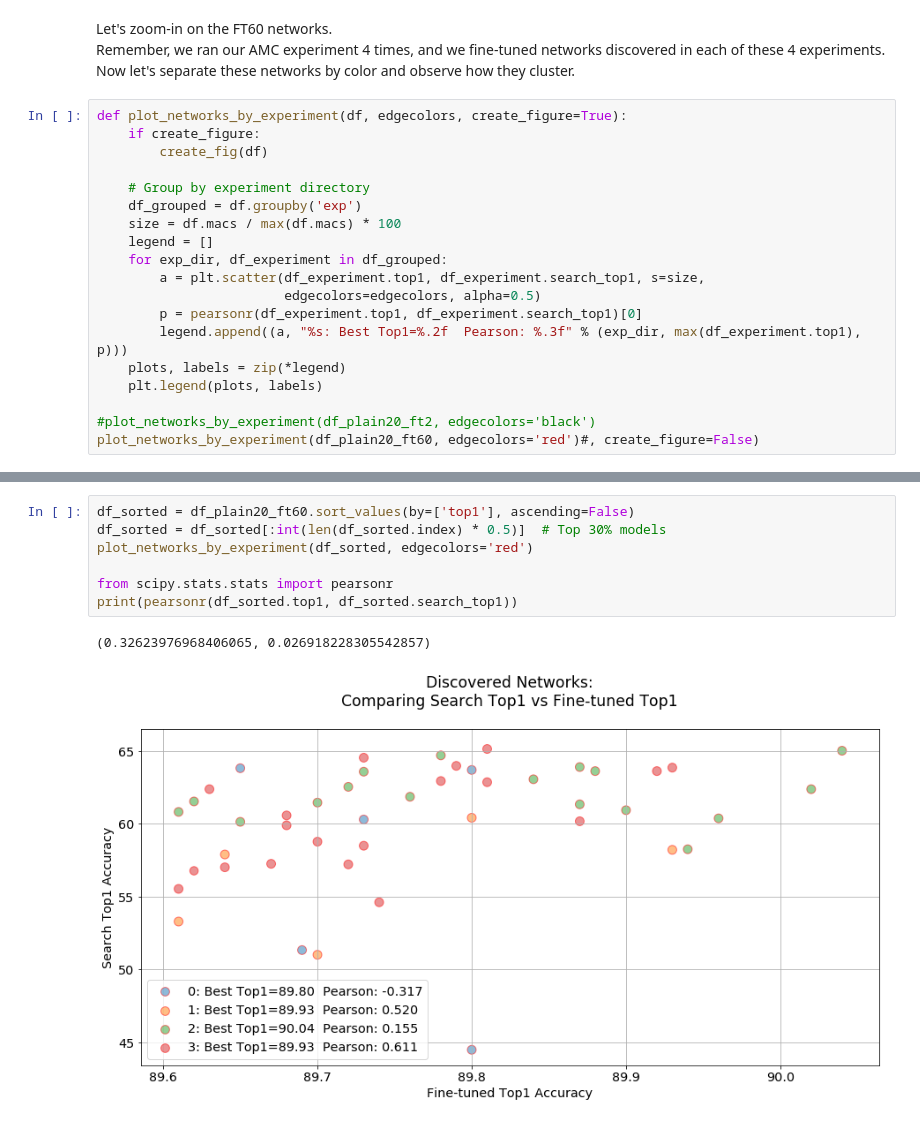
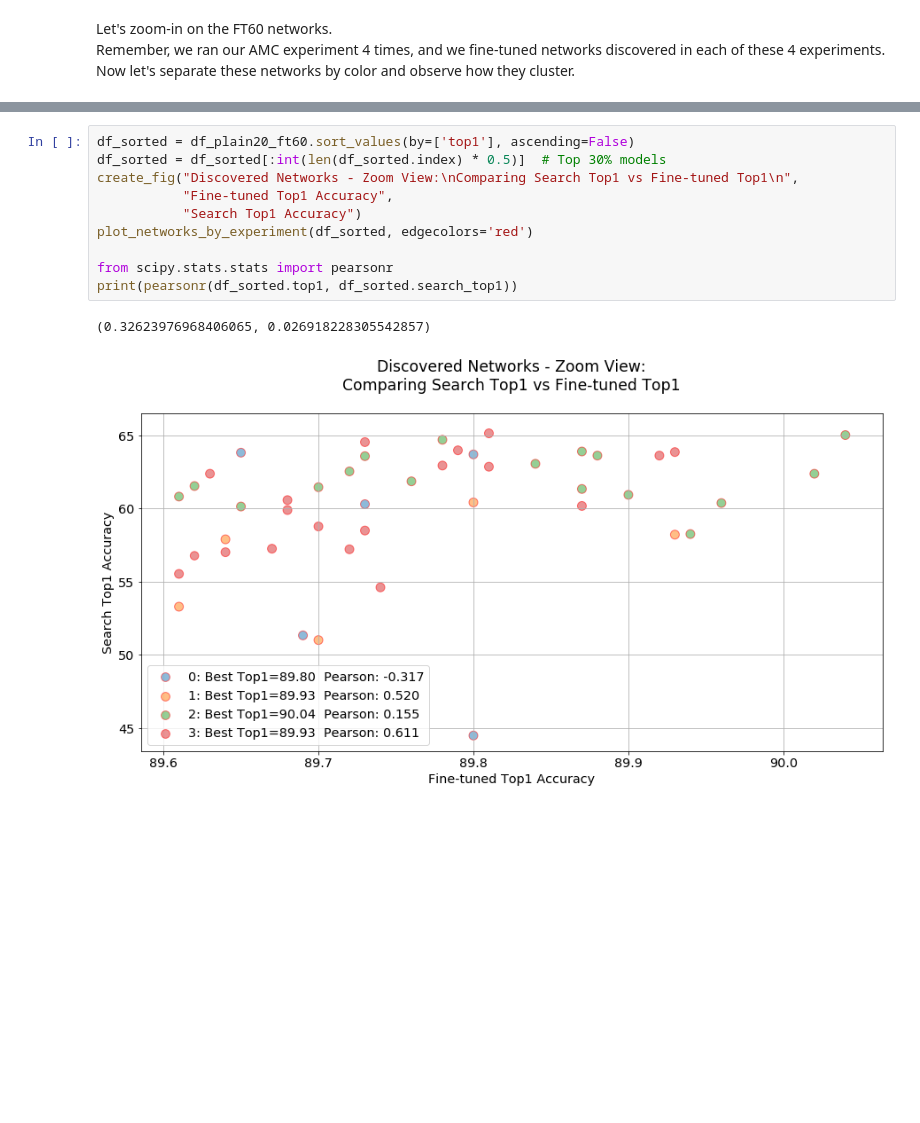
Before and after one commit to IntelLabs/distiller, a Jupyter notebook: examples/auto_compression/amc/jupyter/amc_plain20.ipynb, the cells around one changed output, grey strips where cells are left out. Drawn from its saved outputs; the diff is of its cells as text; blank space fills up the shorter version.

```diff
--- a/examples/auto_compression/amc/jupyter/amc_plain20.ipynb
+++ b/examples/auto_compression/amc/jupyter/amc_plain20.ipynb
@@ -147,22 +102,3 @@ Pearson: 0.699
 # %% [markdown]
 Let's zoom-in on the FT60 networks.<br>
 Remember, we ran our AMC experiment 4 times, and we fine-tuned networks discovered in each of these 4 experiments. Now let's separate these networks by color and observe how they cluster.
-# %%
-def plot_networks_by_experiment(df, edgecolors, create_figure=True):
-    if create_figure:
-        create_fig(df)
-
-    # Group by experiment directory
-    df_grouped = df.groupby('exp')
-    size = df.macs / max(df.macs) * 100
-    legend = []
-    for exp_dir, df_experiment in df_grouped:
-        a = plt.scatter(df_experiment.top1, df_experiment.search_top1, s=size,
-                        edgecolors=edgecolors, alpha=0.5)
-        p = pearsonr(df_experiment.top1, df_experiment.search_top1)[0]
-        legend.append((a, "%s: Best Top1=%.2f  Pearson: %.3f" % (exp_dir, max(df_experiment.top1), p)))
-    plots, labels = zip(*legend)
-    plt.legend(plots, labels)
-
-#plot_networks_by_experiment(df_plain20_ft2, edgecolors='black')
-plot_networks_by_experiment(df_plain20_ft60, edgecolors='red')#, create_figure=False)
@@ -171,13 +112,16 @@ plot_networks_by_experiment(df_plain20_ft60, edgecolors='red')#, create_figure=F
 # %%
 df_sorted = df_plain20_ft60.sort_values(by=['top1'], ascending=False)
 df_sorted = df_sorted[:int(len(df_sorted.index) * 0.5)]  # Top 30% models
+create_fig("Discovered Networks - Zoom View:\nComparing Search Top1 vs Fine-tuned Top1\n",
+           "Fine-tuned Top1 Accuracy",
+           "Search Top1 Accuracy")
 plot_networks_by_experiment(df_sorted, edgecolors='red')
 
 from scipy.stats.stats import pearsonr
 print(pearsonr(df_sorted.top1, df_sorted.search_top1))
 # %% [output]
 (0.32623976968406065, 0.026918228305542857)
-[figure, old version]
+[figure, new version]
 # %% [markdown]
 ## Clipped PPO
 
```
Also changed, not shown: parts of 19 cells of this notebook, 3 other files.
